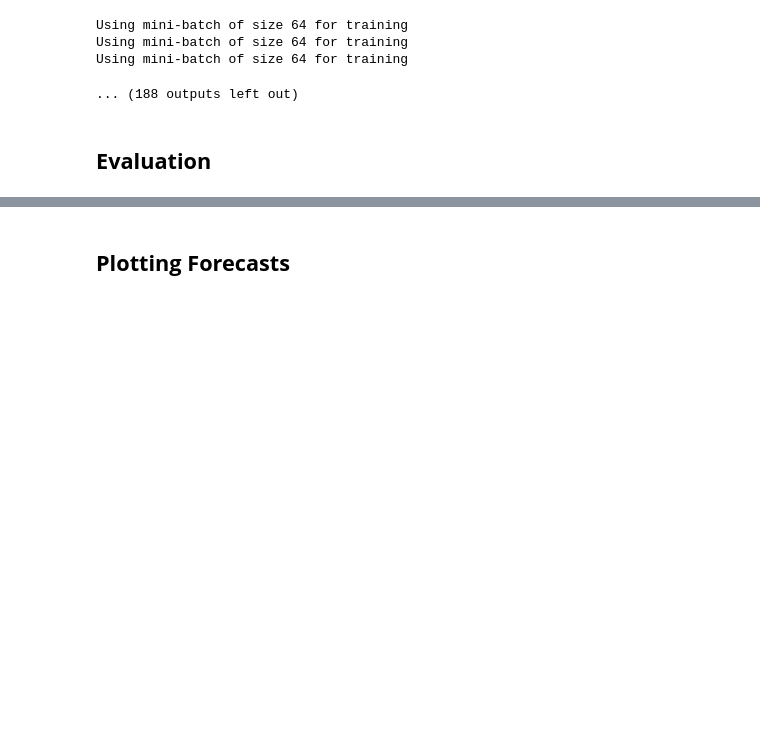
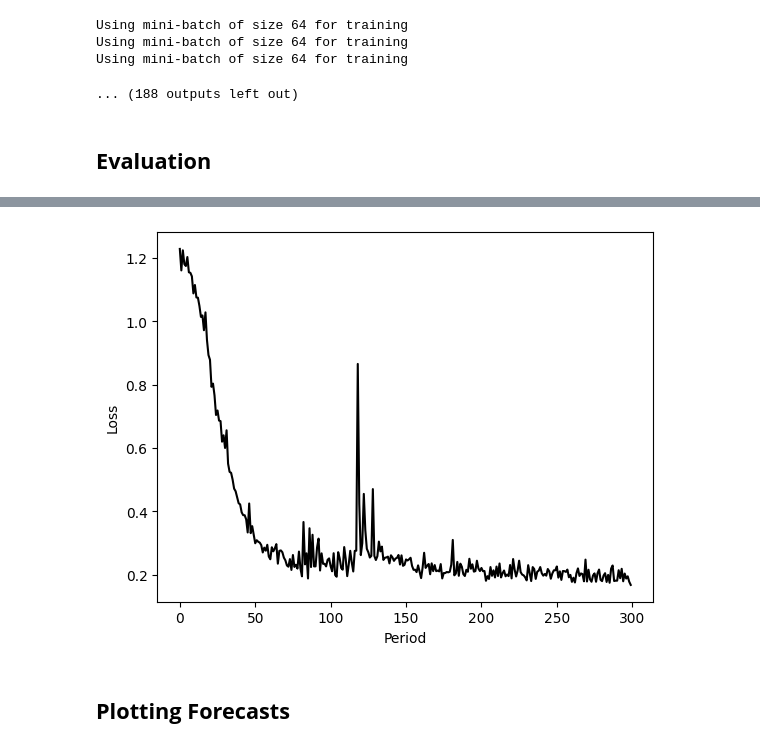
Before and after one commit to CallmeQuant/Studying-Notebook, a Jupyter notebook: Forecasting/AWS Labs/DeepForecaster.ipynb, the cells around one changed output, grey strips where cells are left out. Drawn from its saved outputs; the diff is of its cells as text; code cells hidden in the pictures; blank space fills up the shorter version.

```diff
--- a/Forecasting/AWS Labs/DeepForecaster.ipynb
+++ b/Forecasting/AWS Labs/DeepForecaster.ipynb
@@ -688,3 +715,10 @@ result_deepar
+# %%
+plt.plot(range(len(losses)), losses, "k-")
+plt.xlabel("Period")
+plt.ylabel("Loss")
+plt.show()
+# %% [output]
+[figure, added]
 # %% [markdown]
 ## **Plotting Forecasts**
 # %%
```
Also changed, not shown: parts of 20 cells of this notebook.
